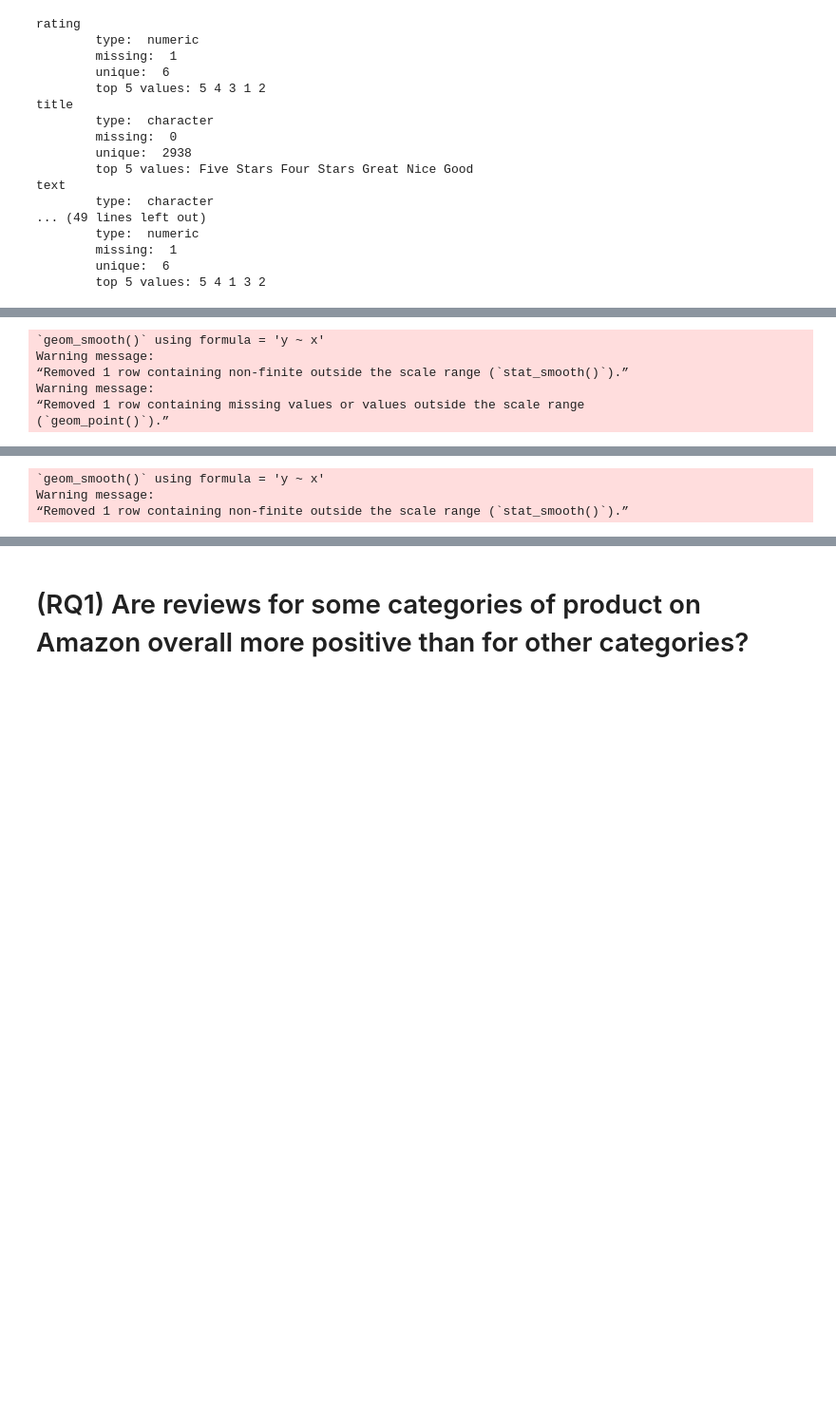
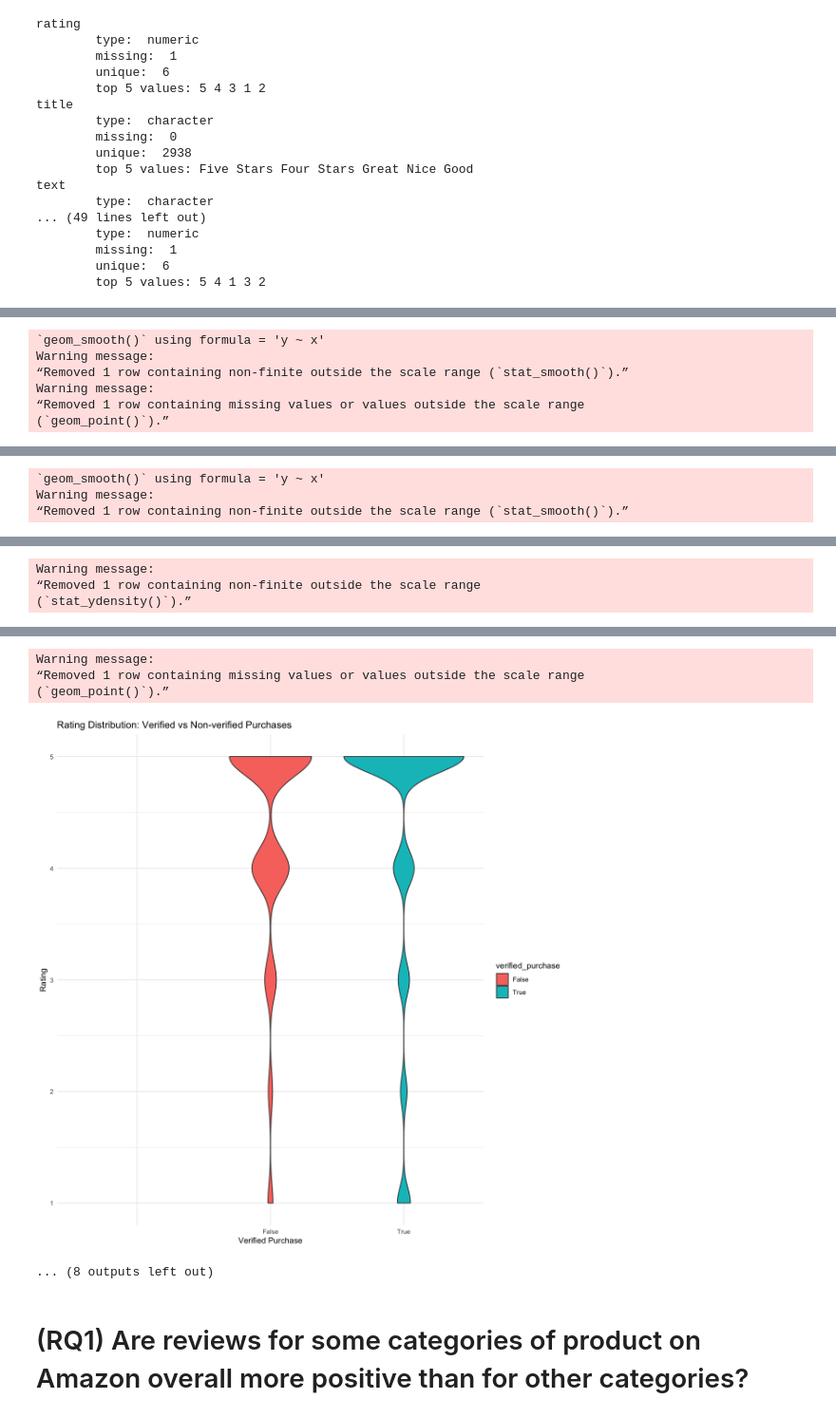
Before and after one commit to sueszli/amazeballs, a Jupyter notebook: docs/tmp.ipynb, the cells around one changed output, grey strips where cells are left out. Shown at 95% size. Cells and saved outputs as stored; diff of their text form; code cells hidden in the pictures; blank space fills up the shorter version.

```diff
--- a/docs/tmp.ipynb
+++ b/docs/tmp.ipynb
@@ -44,9 +54,7 @@ options(repr.plot.width=10, repr.plot.height=10)
 ggplot(df, aes(x = factor(rating))) +
     geom_bar(fill = "lightgray") +
     geom_line(stat = "count", aes(group = 1), color = "black", size = 1) +
-    labs(title = "Distribution of Ratings",
-             x = "Rating",
-             y = "Count") +
+    labs(title = "Distribution of Ratings", x = "Rating", y = "Count") +
     theme_minimal()
 
 ggplot(df, aes(x = sentiment, fill = sentiment)) +
@@ -76,32 +84,78 @@ df %>%
     ggplot(aes(x = timestamp, y = rating)) +
     geom_smooth(method = "loess") +
     labs(title = "Rating Trends Over Time", x = "Date", y = "Average Rating") +
     theme_minimal()
 
 df %>%
     count(language) %>%
     top_n(10, n) %>%
     ggplot(aes(x = reorder(language, n), y = n)) +
     geom_bar(stat = "identity", fill = "lightgreen") +
     coord_flip() +
     labs(title = "Distribution of Languages", x = "Language", y = "Count") +
     theme_minimal()
+
+ggplot(df, aes(x = verified_purchase, y = rating, fill = verified_purchase)) +
+  geom_violin() +
+  theme_minimal() +
+  labs(title = "Rating Distribution: Verified vs Non-verified Purchases", x = "Verified Purchase", y = "Rating")
+
+ggplot(df, aes(x = sentiment_score, y = subjectivity_score, color = category)) +
+    geom_point(alpha = 0.6) +
+    theme_minimal() +
+    labs(title = "Sentiment Score vs Subjectivity Score by Category", x = "Sentiment Score", y = "Subjectivity Score")
+
+ggplot(df, aes(x = category, y = rating)) +
+    geom_boxplot(fill = "lightblue") +
+    theme_minimal() +
+    labs(title = "Rating Distribution by Category", x = "Category", y = "Rating") +
+    theme(axis.text.x = element_text(angle = 45, hjust = 1))
+
+ggplot(df, aes(x = category, fill = sentiment)) +
+    geom_bar(position = "fill") +
+    theme_minimal() +
+    theme(axis.text.x = element_text(angle = 45, hjust = 1)) +
+    labs(title = "Sentiment Distribution by Category", x = "Category", y = "Proportion")
+
+ggplot(df, aes(x = category, y = helpful_vote)) +
+    geom_bar(stat = "identity", fill = "coral") +
+    theme_minimal() +
+    labs(title = "Helpful Votes by Category", x = "Category", y = "Helpful Votes") +
+    theme(axis.text.x = element_text(angle = 45, hjust = 1))
+
+df %>%
+    group_by(category, sentiment) %>%
+    summarize(avg_rating = mean(rating, na.rm = TRUE)) %>%
+    ggplot(aes(x = category, y = sentiment, fill = avg_rating)) +
+    geom_tile() +
+    theme_minimal() +
+    theme(axis.text.x = element_text(angle = 45, hjust = 1)) +
+    scale_fill_viridis_c() +
+    labs(title = "Average Rating by Category and Sentiment", x = "Category", y = "Sentiment")
 # %% [output]
 [figure]
 `geom_smooth()` using formula = 'y ~ x'
 Warning message:
 “Removed 1 row containing non-finite outside the scale range (`stat_smooth()`).”
 Warning message:
 “Removed 1 row containing missing values or values outside the scale range
 (`geom_point()`).”
 [figure]
 [figure]
 [figure]
 `geom_smooth()` using formula = 'y ~ x'
 Warning message:
 “Removed 1 row containing non-finite outside the scale range (`stat_smooth()`).”
 [figure]
 [figure]
+Warning message:
+“Removed 1 row containing non-finite outside the scale range
+(`stat_ydensity()`).”
 [figure]
+Warning message:
+“Removed 1 row containing missing values or values outside the scale range
+(`geom_point()`).”
+[figure, added]
+... (8 outputs left out)
 # %% [markdown]
 # (RQ1) Are reviews for some categories of product on Amazon overall more positive than for other categories?
```
Also changed, not shown: parts of 5 cells of this notebook.
